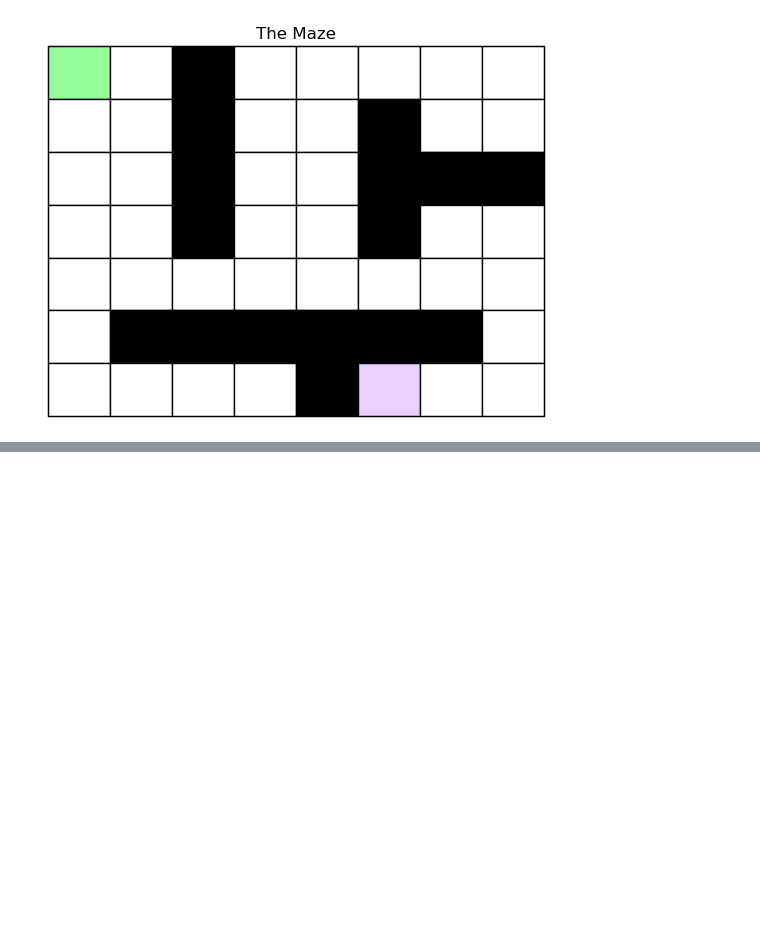
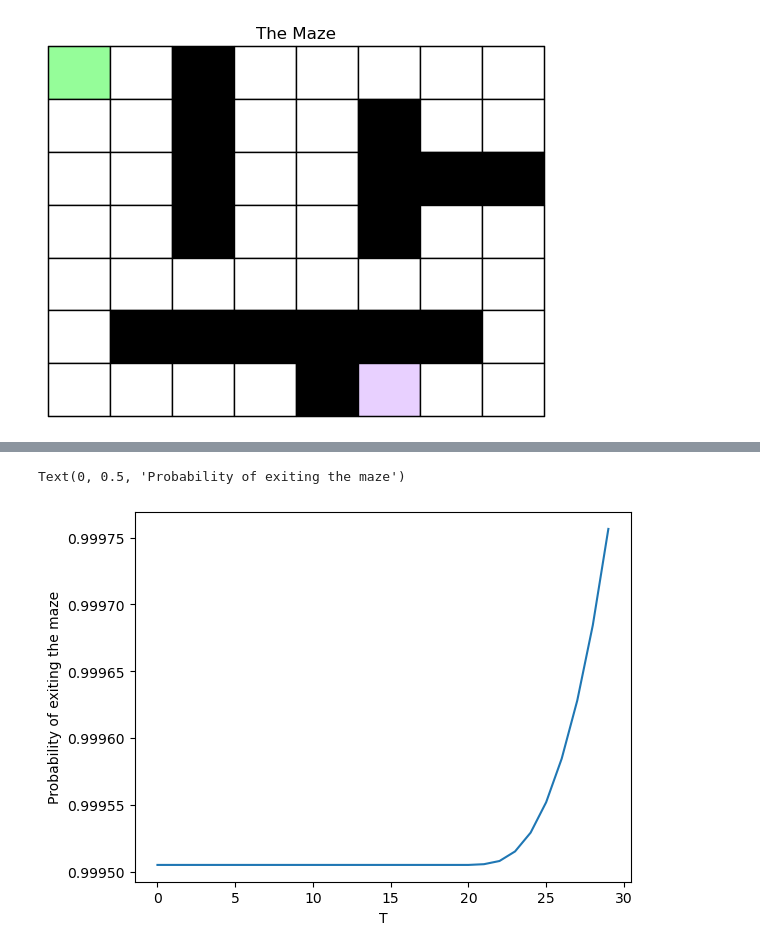
Before and after one commit to SevenhuijsenM/Lab-1-Reinforcement-Learning, a Jupyter notebook: problem_1.ipynb, the cells around one changed output, grey strips where cells are left out. Drawn from its saved outputs; the diff is of its cells as text; code cells hidden in the pictures; blank space fills up the shorter version.

```diff
--- a/problem_1.ipynb
+++ b/problem_1.ipynb
@@ -119,0 +125,17 @@ mz.animate_solution(maze, path)
+# %%
+import maze_l2 as mz2
+importlib.reload(mz2)
+env = mz2.Maze(maze2)
+
+# Get the policy
+V, policy = mz.dynamic_programming(env, horizon)
+prob_history = env.dynamic_programming_probability_exiting(horizon, policy)
+
+# Make a plot from the probability history
+import matplotlib.pyplot as plt
+plt.plot(prob_history)
+plt.xlabel('T')
+plt.ylabel('Probability of exiting the maze')
+# %% [output]
+Text(0, 0.5, 'Probability of exiting the maze')
+[figure, added]
```
Also changed, not shown: parts of 6 cells of this notebook, 3 other files.
